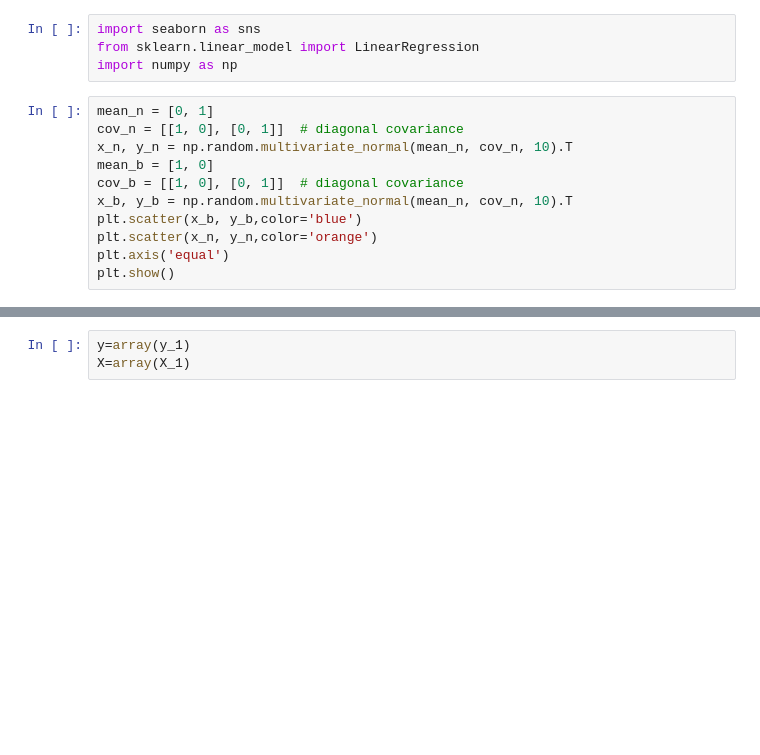
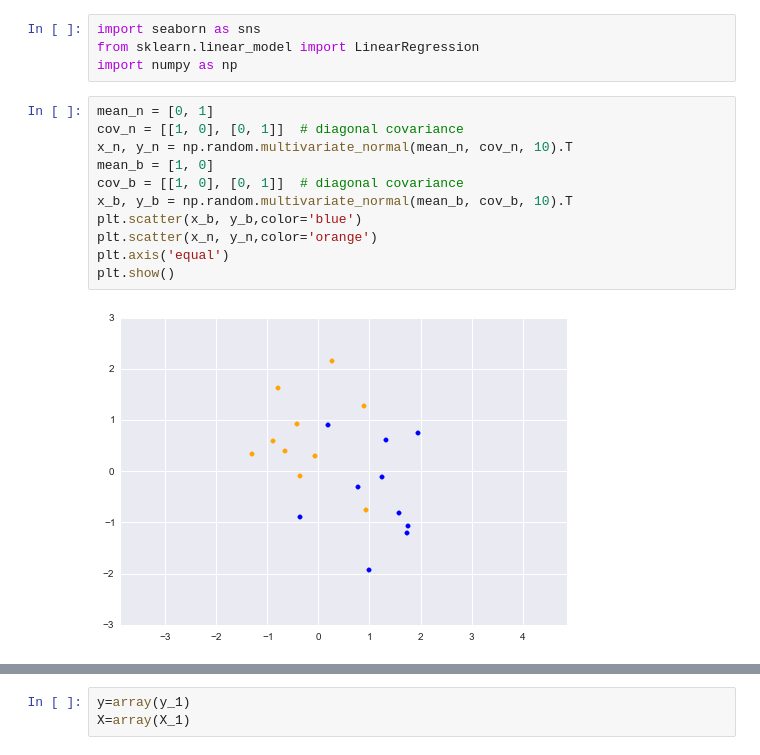
Before and after one commit to MendezV/Machine-Learning, a Jupyter notebook: Machine Learning Class.ipynb, the cells around one changed output, grey strips where cells are left out. Saved outputs shown, nothing was run; the diff lists cells and outputs as text; blank space fills up the shorter version.

```diff
--- a/Machine Learning Class.ipynb
+++ b/Machine Learning Class.ipynb
@@ -7,14 +11,16 @@ import numpy as np
 # %%
 mean_n = [0, 1]
 cov_n = [[1, 0], [0, 1]]  # diagonal covariance
 x_n, y_n = np.random.multivariate_normal(mean_n, cov_n, 10).T
 mean_b = [1, 0]
 cov_b = [[1, 0], [0, 1]]  # diagonal covariance
-x_b, y_b = np.random.multivariate_normal(mean_n, cov_n, 10).T
+x_b, y_b = np.random.multivariate_normal(mean_b, cov_b, 10).T
 plt.scatter(x_b, y_b,color='blue')
 plt.scatter(x_n, y_n,color='orange')
 plt.axis('equal')
 plt.show()
+# %% [output]
+[figure, added]
 # %%
 #set de entrenamiento
 
```
Also changed, not shown: parts of 4 cells of this notebook.
